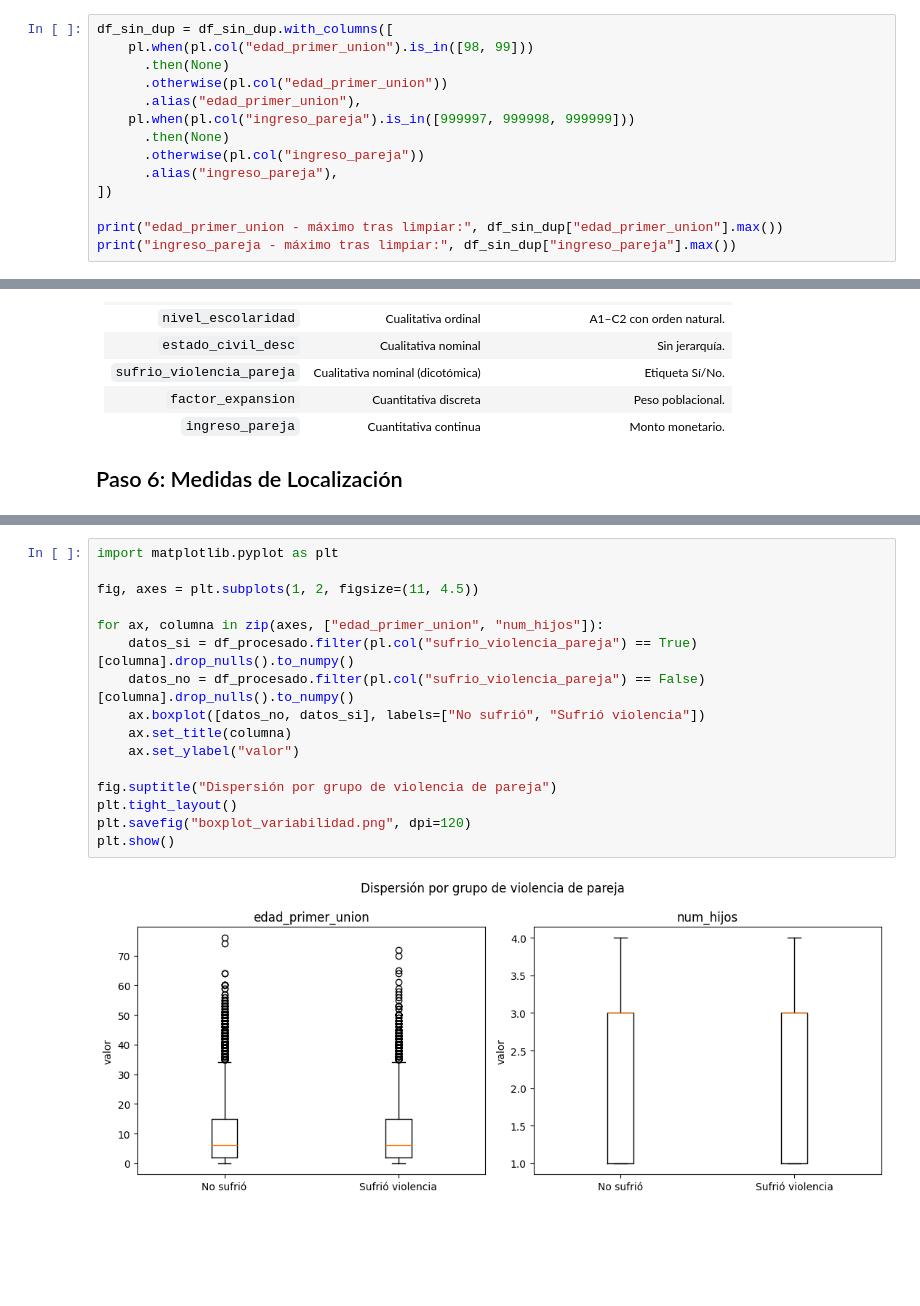
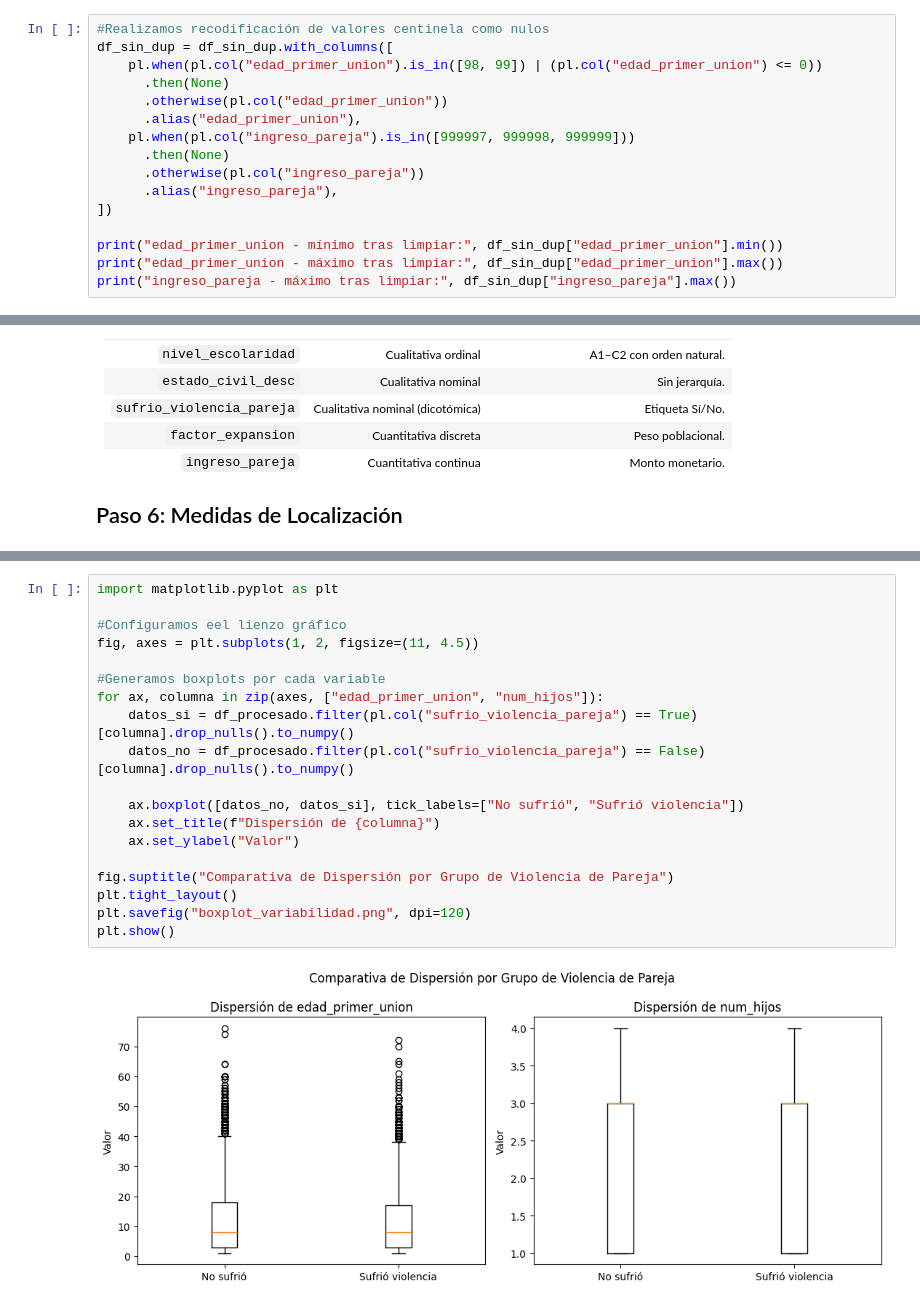
Before and after one commit to ErickLuisJuarez/Practica_Endireh_Almacenes_Datos, a Jupyter notebook: notebooks/endireh_practica3.ipynb, the cells around one changed output, grey strips where cells are left out. Drawn from its saved outputs; the diff is of its cells as text; blank space fills up the shorter version.

```diff
--- a/notebooks/endireh_practica3.ipynb
+++ b/notebooks/endireh_practica3.ipynb
@@ -121,8 +127,9 @@ igual de imposible — así fue como nos dimos cuenta del problema).
 **Decisión:** recodificar estos valores como nulos (`None`) antes de cualquier
 cálculo, en vez de tratarlos como datos válidos.
 # %%
+#Realizamos recodificación de valores centinela como nulos
 df_sin_dup = df_sin_dup.with_columns([
-    pl.when(pl.col("edad_primer_union").is_in([98, 99]))
+    pl.when(pl.col("edad_primer_union").is_in([98, 99]) | (pl.col("edad_primer_union") <= 0))
       .then(None)
       .otherwise(pl.col("edad_primer_union"))
       .alias("edad_primer_union"),
@@ -132,6 +139,7 @@ df_sin_dup = df_sin_dup.with_columns([
       .alias("ingreso_pareja"),
 ])
 
+print("edad_primer_union - mínimo tras limpiar:", df_sin_dup["edad_primer_union"].min())
 print("edad_primer_union - máximo tras limpiar:", df_sin_dup["edad_primer_union"].max())
 print("ingreso_pareja - máximo tras limpiar:", df_sin_dup["ingreso_pareja"].max())
 # %% [output]
@@ -348,21 +368,24 @@ shape: (4, 8)
 # %%
 import matplotlib.pyplot as plt
 
+#Configuramos eel lienzo gráfico
 fig, axes = plt.subplots(1, 2, figsize=(11, 4.5))
 
+#Generamos boxplots por cada variable
 for ax, columna in zip(axes, ["edad_primer_union", "num_hijos"]):
     datos_si = df_procesado.filter(pl.col("sufrio_violencia_pareja") == True)[columna].drop_nulls().to_numpy()
     datos_no = df_procesado.filter(pl.col("sufrio_violencia_pareja") == False)[columna].drop_nulls().to_numpy()
-    ax.boxplot([datos_no, datos_si], labels=["No sufrió", "Sufrió violencia"])
-    ax.set_title(columna)
-    ax.set_ylabel("valor")
 
-fig.suptitle("Dispersión por grupo de violencia de pareja")
+    ax.boxplot([datos_no, datos_si], tick_labels=["No sufrió", "Sufrió violencia"])
+    ax.set_title(f"Dispersión de {columna}")
+    ax.set_ylabel("Valor")
+
+fig.suptitle("Comparativa de Dispersión por Grupo de Violencia de Pareja")
 plt.tight_layout()
 plt.savefig("boxplot_variabilidad.png", dpi=120)
 plt.show()
 # %% [output]
-[figure, old version]
+[figure, new version]
 # %%
 %%writefile ../src/cleaning/limpieza_endireh.py
 """
```
Also changed, not shown: parts of 13 cells of this notebook, 4 other files.
